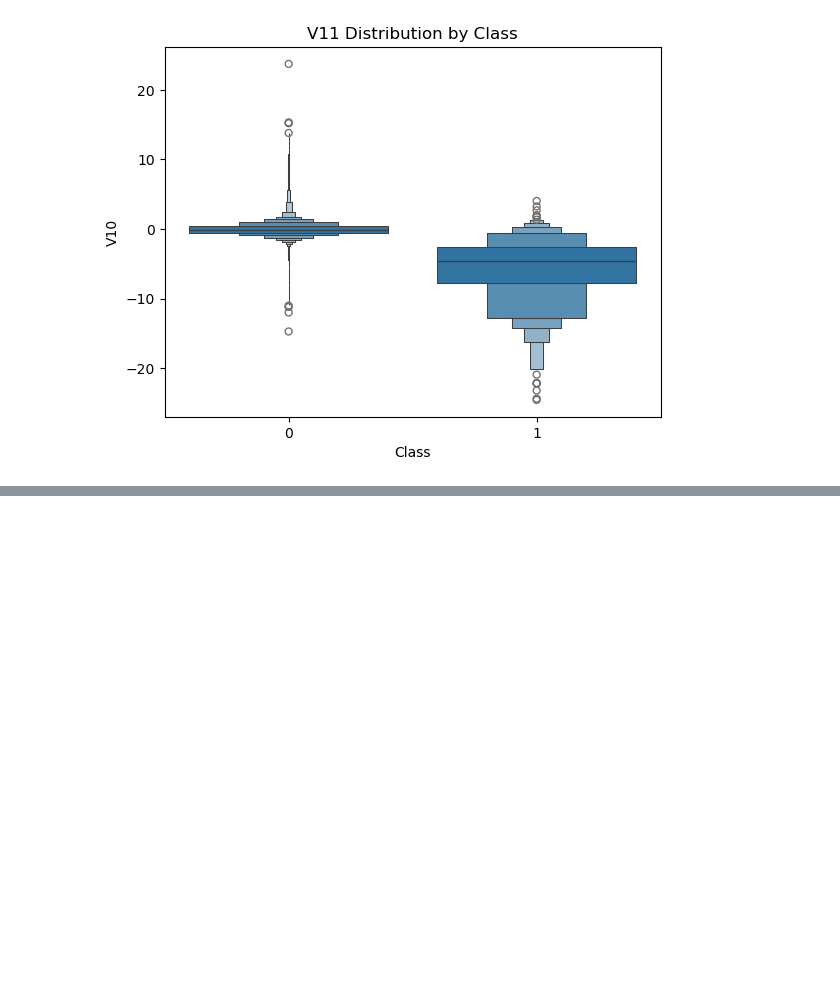
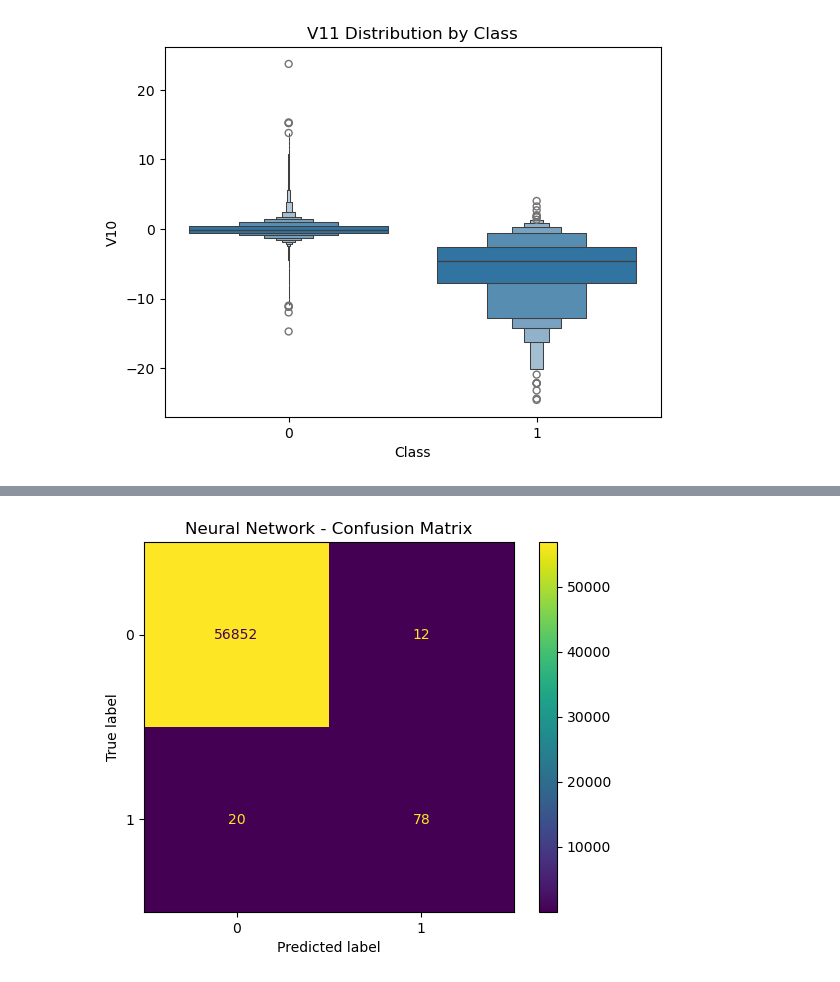
Before and after one commit to BasmalaHussein12/credit-card-fraud-detection, a Jupyter notebook: notebook/project.ipynb, the cells around one changed output, grey strips where cells are left out. Cells and saved outputs as stored; diff of their text form; code cells hidden in the pictures; blank space fills up the shorter version.

Commit message:
Add neural network model and evaluation results

```diff
--- a/notebook/project.ipynb
+++ b/notebook/project.ipynb
@@ -963,0 +1023,9 @@ plt.show()
+# %%
+my_optimizer = tf.keras.optimizers.Adam()
+# I used Adam to update the weights, use Binary Crossentropy to calculate the error, and track Accuracy during training.
+
+keras_model.compile(
+    optimizer = my_optimizer,
+    loss = "Crossentropy",
+    metrics = ["accuracy"]
+)
@@ -963,0 +1036,15 @@ plt.show()
+# %%
+history = keras_model.fit(
+    x_train_scaled,
+    y_train,
+    epochs = 100,
+    batch_size = 1000,
+    verbose = 1,
+    validation_split=0.2,
+    callbacks = [
+        tf.keras.callbacks.EarlyStopping(
+                patience = 10,
+                monitor = 'val_accuracy',
+                restore_best_weights = True
+        )]
+    )
@@ -963,0 +1071,2 @@ plt.show()
+# %%
+y_pred_prob = keras_model.predict(x_test_scaled)
@@ -963,0 +1087,2 @@ plt.show()
+# %%
+y_pred = (y_pred_prob >= 0.5).astype(int)
@@ -963,0 +1146,16 @@ plt.show()
+# %%
+import seaborn as sns
+import matplotlib.pyplot as plt
+from sklearn.metrics import ConfusionMatrixDisplay
+
+ConfusionMatrixDisplay.from_predictions(y_test, y_pred)
+
+plt.title("Neural Network - Confusion Matrix")
+
+plt.savefig("../images/neural_network_confusion_matrix.png",
+            dpi=300,
+            bbox_inches="tight")
+
+plt.show()
+# %% [output]
+[figure, added]
```
Also changed, not shown: parts of 23 cells of this notebook, 3 other files.
